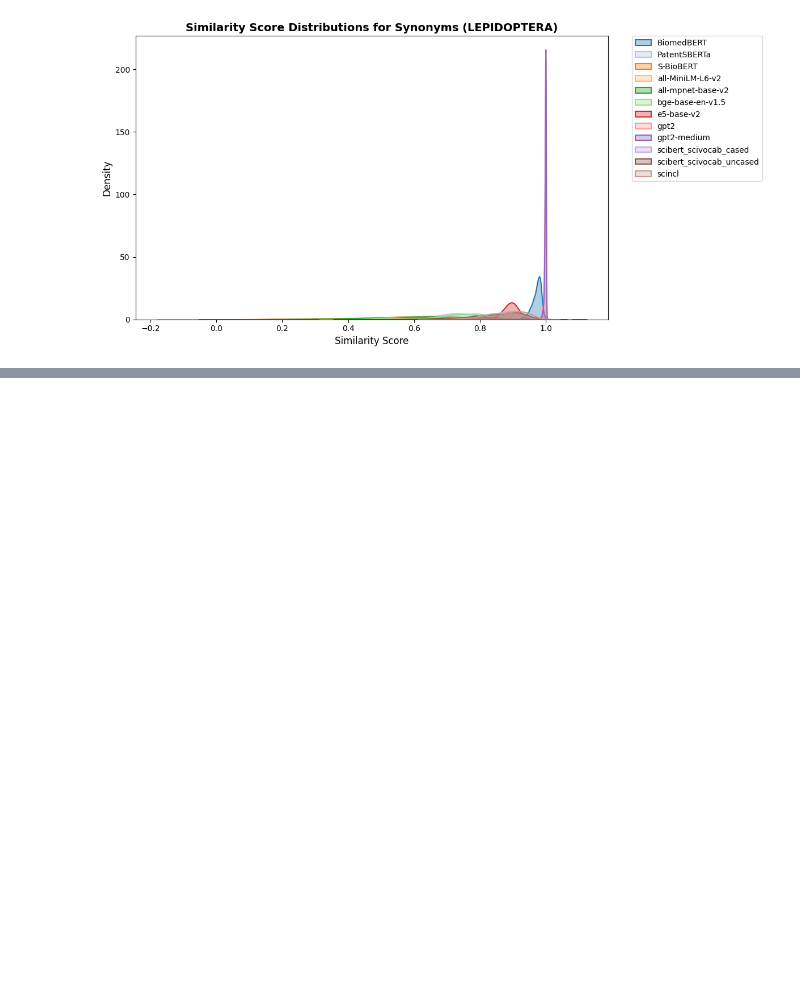
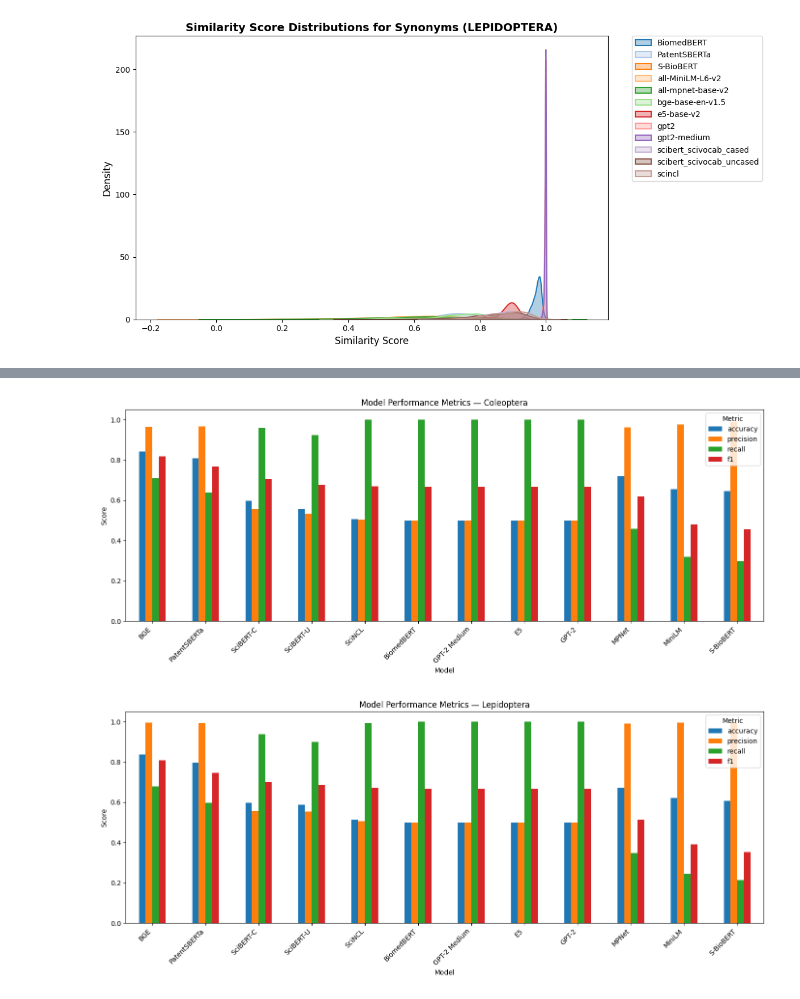
Before and after one commit to Senckenberg-Nature-Research-SDEI/lm_embeddings4species, a Jupyter notebook: src/evaluation/evaluation.ipynb, the cells around one changed output, grey strips where cells are left out. Cells and saved outputs as stored; diff of their text form; code cells hidden in the pictures; blank space fills up the shorter version.

Commit message:
add metrics and plots

```diff
--- a/src/evaluation/evaluation.ipynb
+++ b/src/evaluation/evaluation.ipynb
@@ -139,3 +139,16 @@ LEPIDOPTERA ACCURACY:
 10  scibert_scivocab_uncased                1332                     150
 11                    scincl                1473                       9
 [figure]
+# %%
+results_path = "/Users/sefika/projects/lm_embeddings_4_species/results"
+import os
+
+all_results = []
+for model_name in os.listdir(results_path):
+    file_path = os.path.join(results_path, model_name, "metrics_summary.csv")
+    if os.path.isfile(file_path):
+        df = pd.read_csv(file_path)
+        all_results.extend(df.to_dict('records'))
+
+all_results_df = pd.DataFrame(all_results)
+all_results_df.to_csv("/Users/sefika/projects/lm_embeddings_4_species/results/all_models_metrics_summary.csv", index=False)
@@ -141,0 +175,53 @@ LEPIDOPTERA ACCURACY:
+# %%
+import pandas as pd
+import matplotlib.pyplot as plt
+
+df = all_results_df.copy()
+
+name_map = {
+    "scibert_scivocab_uncased": "SciBERT-U",
+    "scibert_scivocab_cased": "SciBERT-C",
+    "BiomedBERT": "BiomedBERT",
+    "S-BioBERT": "S-BioBERT",
+    "all-MiniLM-L6-v2": "MiniLM",
+    "all-mpnet-base-v2": "MPNet",
+    "bge-base-en-v1.5": "BGE",
+    "e5-base-v2": "E5",
+    "sciNCL": "SciNCL",
+    "scincl": "SciNCL",
+    "PatentSBERTa": "PatentSBERTa",
+    "gpt2": "GPT-2",
+    "gpt2-medium": "GPT-2 Medium",
+}
+
+df["model_short"] = df["model"].replace(name_map)
+
+df["dataset"] = df["file"].apply(
+    lambda x: "Coleoptera" if "coleop" in x else "Lepidoptera"
+)
+
+metrics = ["accuracy", "precision", "recall", "f1"]
+
+for dataset, sub_df in df.groupby("dataset"):
+    plot_df = sub_df[["model_short"] + metrics].copy()
+    plot_df = plot_df.set_index("model_short")
+    plot_df = plot_df.sort_values(by="f1", ascending=False)
+
+    ax = plot_df.plot(
+        kind="bar",
+        figsize=(14, 6)
+    )
+
+    ax.set_title(f"Model Performance Metrics — {dataset}")
+    ax.set_xlabel("Model")
+    ax.set_ylabel("Score")
+    ax.set_ylim(0, 1.05)
+    ax.legend(title="Metric")
+
+    plt.xticks(rotation=45, ha="right")
+    plt.tight_layout()
+    plt.savefig(f"/Users/sefika/projects/lm_embeddings_4_species/figures/{dataset.lower()}_metrics_comparison.pdf", dpi=300)
+    plt.show()
+# %% [output]
+[figure, added]
+[figure, added]
```
Also changed, not shown: parts of 1 cell of this notebook, 3 other files.
